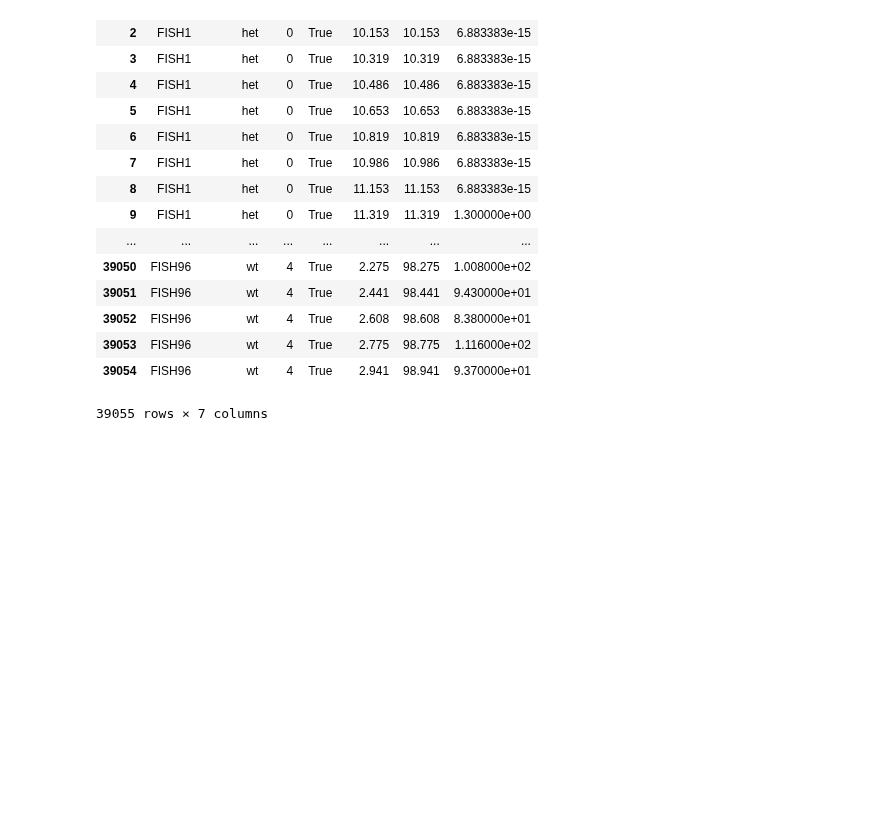
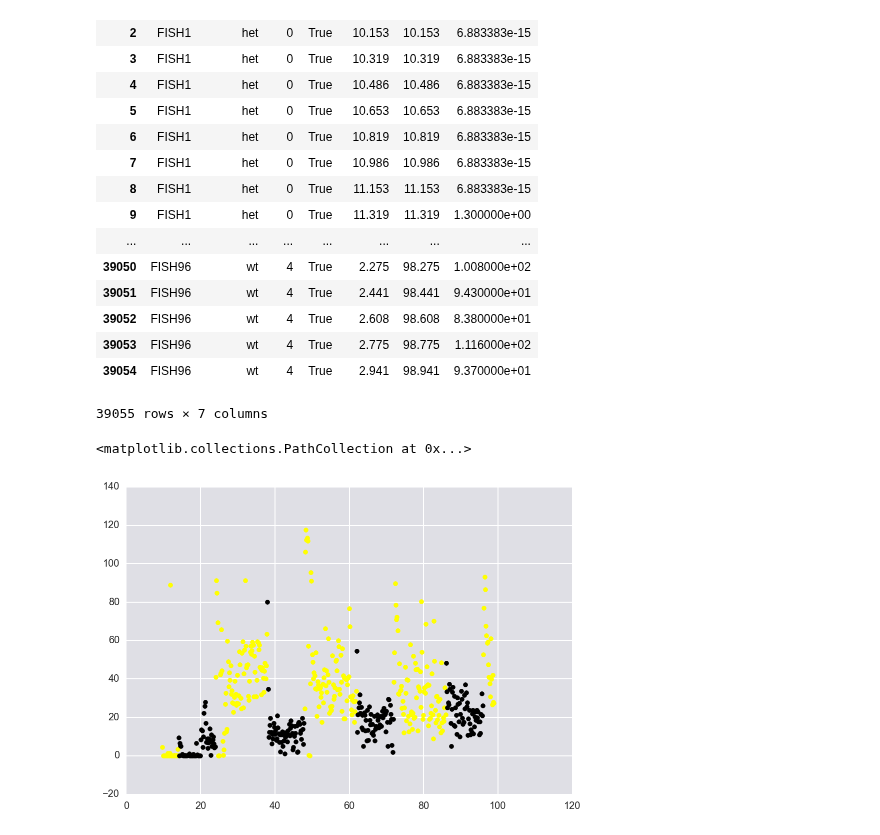
Before and after one commit to yangkky/BeBi-HW, a Jupyter notebook: hw2/group7_hw2_prob1.ipynb, the cells around one changed output. Saved outputs shown, nothing was run; the diff lists cells and outputs as text; code cells hidden in the pictures; blank space fills up the shorter version.

Commit message:
fish1 plot.

```diff
--- a/hw2/group7_hw2_prob1.ipynb
+++ b/hw2/group7_hw2_prob1.ipynb
@@ -49,3 +49,24 @@ df
 | 39053 | FISH96 | wt | 4 | True | 2.775 | 98.775 | 1.116000e+02 |
 | 39054 | FISH96 | wt | 4 | True | 2.941 | 98.941 | 9.370000e+01 |
 39055 rows × 7 columns
+# %%
+# Isolate wing data from Fish1
+fish1 = (df['fish'] == 'FISH1')
+
+#fish1 = df[fish1]['activity']['CLOCK'].dropna()
+fish1_df = pd.DataFrame({'activity': df[fish1]['activity'], 'zeit': df[fish1]['zeit'], 'light': df[fish1]['light']})
+#fish1_df['activity'] = np.log(fish1_df['activity'])
+fish1_df
+light_inds = fish1_df['light']
+dark_inds = ~light_inds
+plt.scatter(fish1_df[light_inds]['zeit'],fish1_df[light_inds]['activity'], color = 'yellow')
+plt.scatter(fish1_df[dark_inds]['zeit'],fish1_df[dark_inds]['activity'], color = 'black')
+
+#fish1 = np.log(fish1)
+#fish1
+#bin_edges = np.linspace(min(fish1['activity']), fish1(df['activity']), 15)
+#plot it
+#_ = plt.scatter(fish1, df['CLOCK'], alpha=0.6)
+# %% [output]
+<matplotlib.collections.PathCollection at 0x...>
+[figure, added]
```
